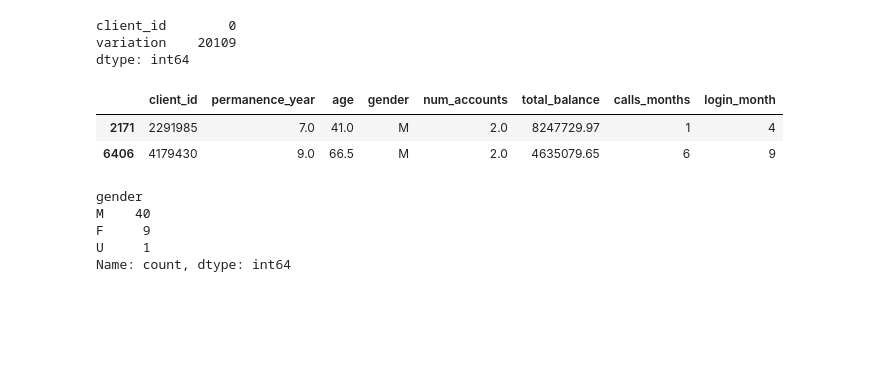
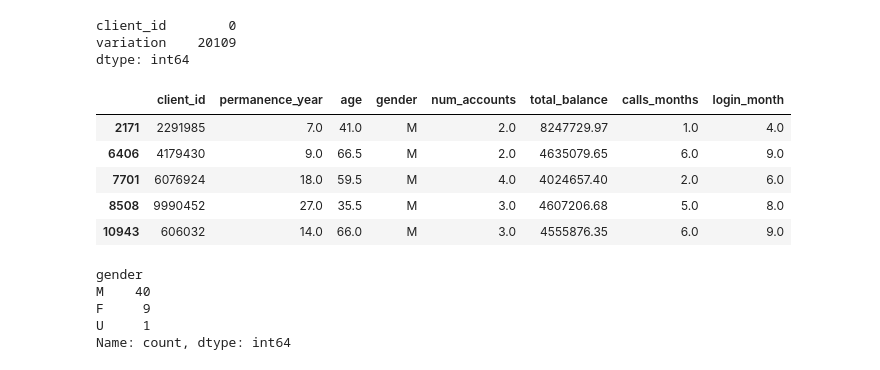
Before and after one commit to alicia-perez-diez/vanguard, a Jupyter notebook: notebooks/main.ipynb, the cells around one changed output. Saved outputs shown, nothing was run; the diff lists cells and outputs as text; code cells hidden in the pictures; blank space fills up the shorter version.

```diff
--- a/notebooks/main.ipynb
+++ b/notebooks/main.ipynb
@@ -273,9 +272,13 @@ clientes_principales = df_final_demo.groupby('client_id')['total_balance'].sum()
 df_clientes_principales = df_final_demo[df_final_demo['client_id'].isin(clientes_principales.index)]
-# %%
-df_clientes_principales.head(2)
-# %% [output]
-|  | client_id | permanence_year | age | gender | num_accounts | total_balance | calls_months | login_month |
-| 2171 | 2291985 | 7.0 | 41.0 | M | 2.0 | 8247729.97 | 1 | 4 |
-| 6406 | 4179430 | 9.0 | 66.5 | M | 2.0 | 4635079.65 | 6 | 9 |
+# %%
+#comprobamos cómo ha quedado el dataframe
+df_clientes_principales.head()
+# %% [output]
+|  | client_id | permanence_year | age | gender | num_accounts | total_balance | calls_months | login_month |
+| 2171 | 2291985 | 7.0 | 41.0 | M | 2.0 | 8247729.97 | 1.0 | 4.0 |
+| 6406 | 4179430 | 9.0 | 66.5 | M | 2.0 | 4635079.65 | 6.0 | 9.0 |
+| 7701 | 6076924 | 18.0 | 59.5 | M | 4.0 | 4024657.40 | 2.0 | 6.0 |
+| 8508 | 9990452 | 27.0 | 35.5 | M | 3.0 | 4607206.68 | 5.0 | 8.0 |
+| 10943 | 606032 | 14.0 | 66.0 | M | 3.0 | 4555876.35 | 6.0 | 9.0 |
 # %%
 #calculamos la frecuencia de cada uno de los géneros para los clientes principales
```
Also changed, not shown: parts of 7 cells of this notebook, 2 other files.
